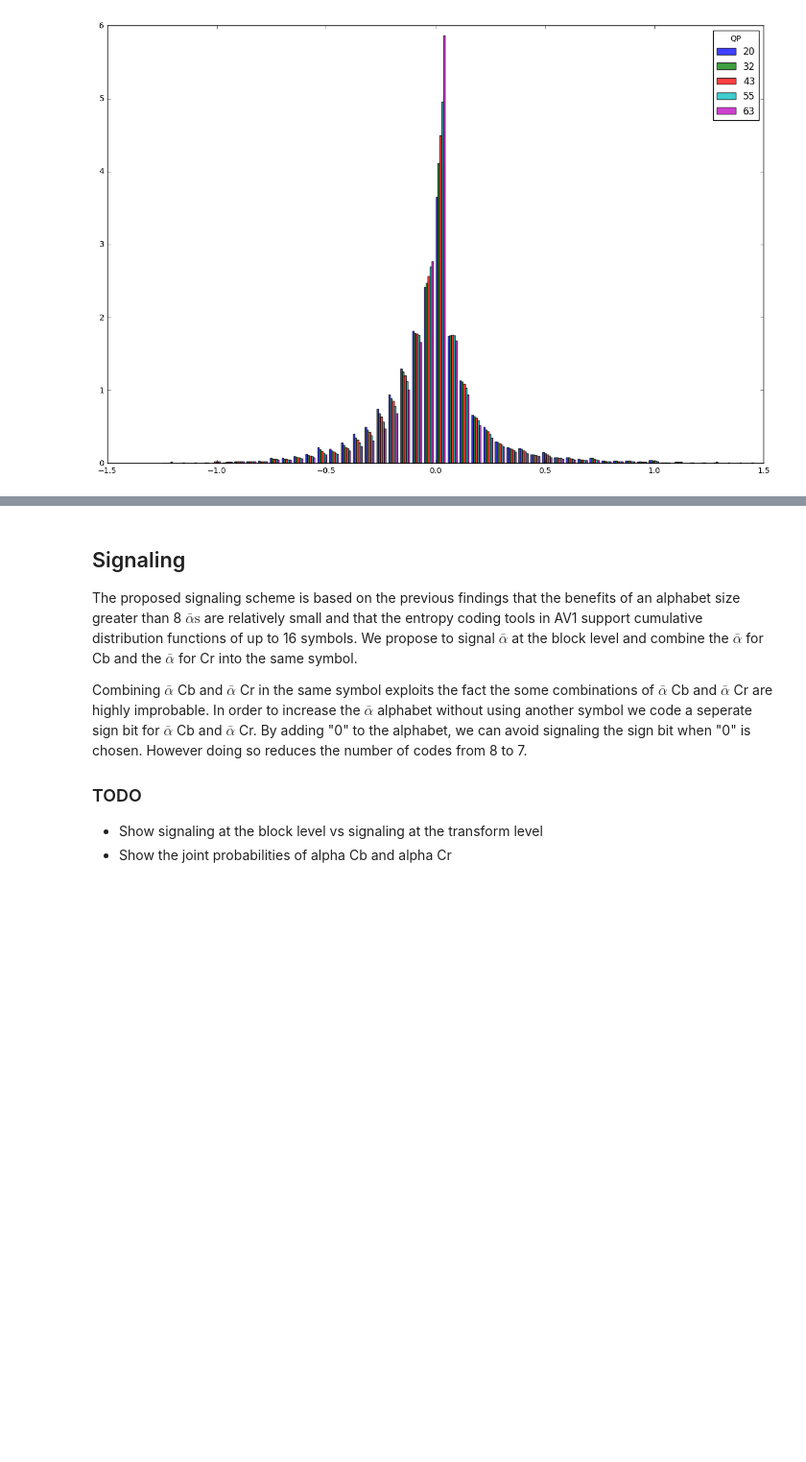
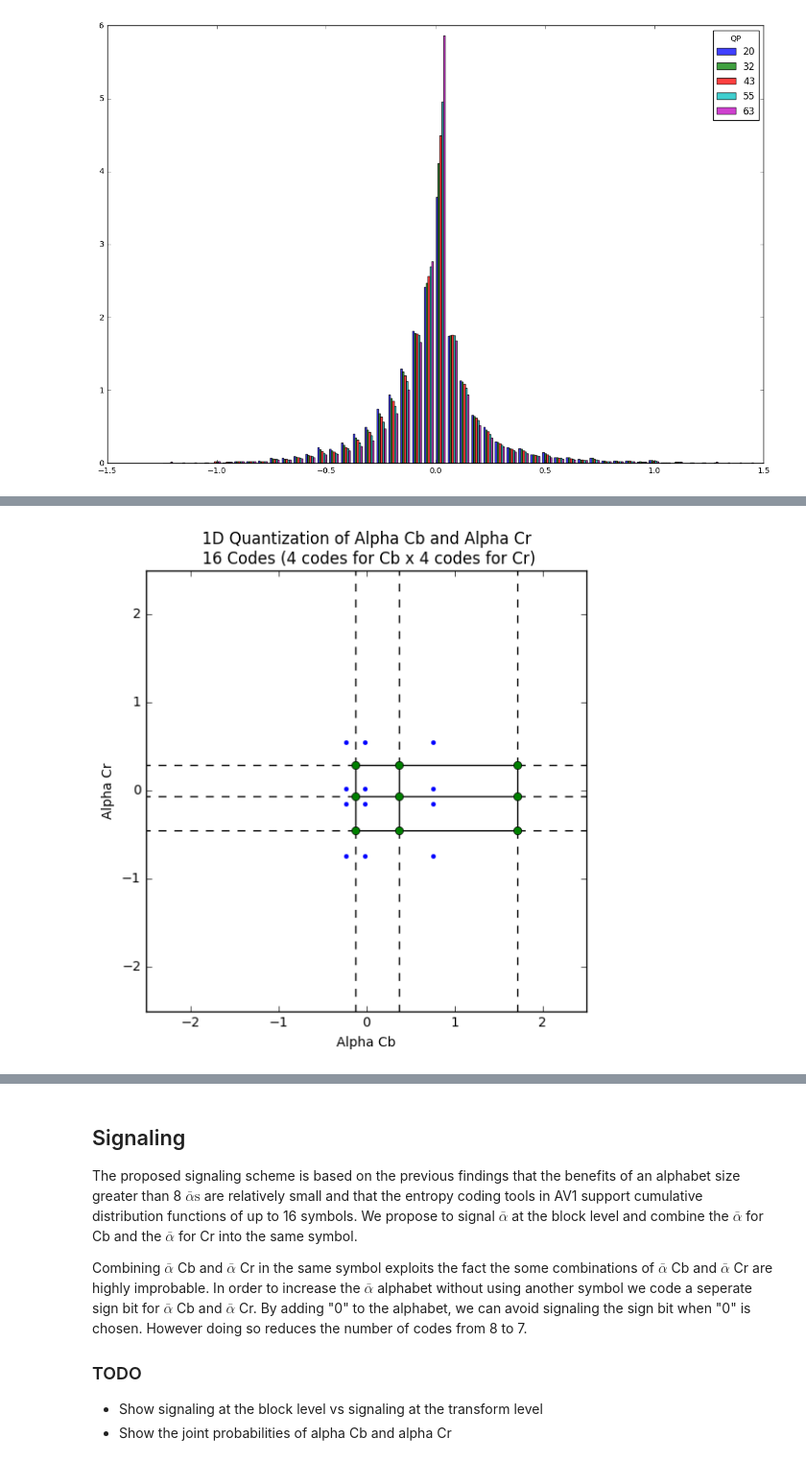
Before and after one commit to luctrudeau/VideoExperiments, a Jupyter notebook: cfl/gain/Chroma from Luma (CfL).ipynb, the cells around one changed output, grey strips where cells are left out. Shown at 96% size. Drawn from its saved outputs; the diff is of its cells as text; code cells hidden in the pictures; blank space fills up the shorter version.

```diff
--- a/cfl/gain/Chroma from Luma (CfL).ipynb
+++ b/cfl/gain/Chroma from Luma (CfL).ipynb
@@ -446,0 +479,15 @@ It is important to notice that using only an alphabet of 3 $\bar{\alpha}\text{s}
+# %%
+centers_cb, label = kmeans2(alphas_cb, 4)
+centers_cr, label = kmeans2(alphas_cr, 4)
+
+vor1D = Voronoi(cartesian((np.sort(centers_cb), np.sort(centers_cr))))
+
+plt.figure(figsize=(6,6))
+voronoi_plot_2d(vor1D, ax=plt.gca())
+plt.gca().set_xlim([-2.5, 2.5])
+plt.gca().set_ylim([-2.5, 2.5])
+plt.xlabel("Alpha Cb")
+plt.ylabel("Alpha Cr")
+plt.title(("1D Quantization of Alpha Cb and Alpha Cr\n 16 Codes (4 codes for Cb x 4 codes for Cr)"));
+# %% [output]
+[figure, added]
```
Also changed, not shown: parts of 24 cells of this notebook.
